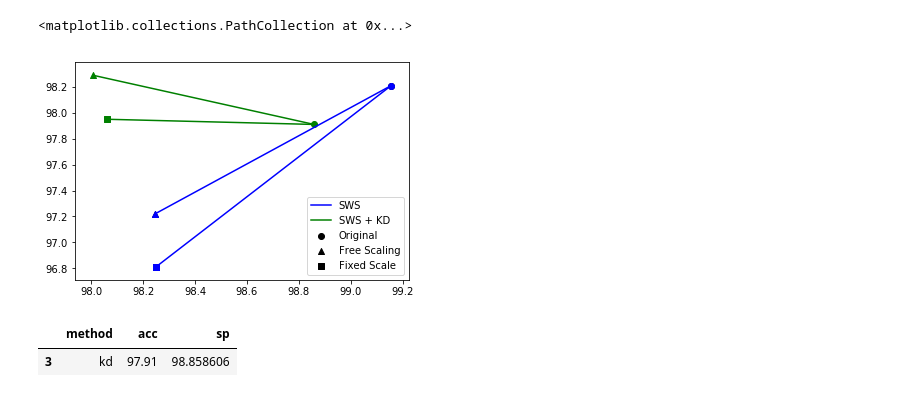
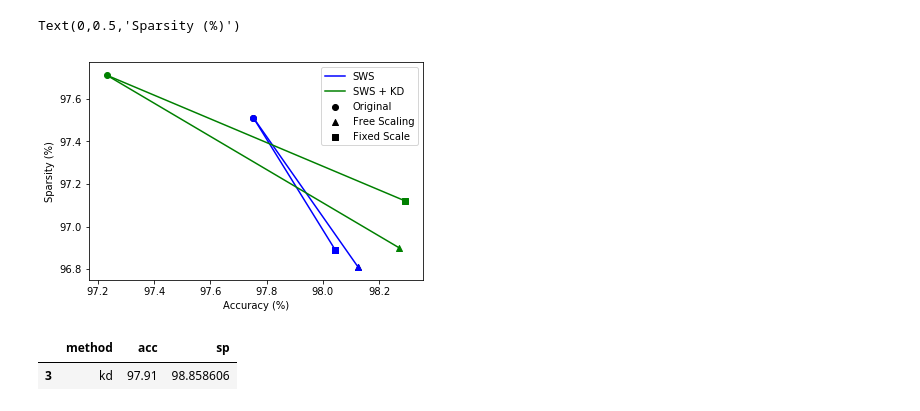
Before and after one commit to okz12/NN_compression, a Jupyter notebook: writeup/scaling/scaling_vis.ipynb, the cells around one changed output. Saved outputs shown, nothing was run; the diff lists cells and outputs as text; code cells hidden in the pictures.

```diff
--- a/writeup/scaling/scaling_vis.ipynb
+++ b/writeup/scaling/scaling_vis.ipynb
@@ -27,7 +27,7 @@ from utils_write import loadfile, stack_weights, cr_calc
 #SWS w/ Scale
 #SWS w/ Scale fixed
 dset = "mnist"
-model = "SWSModel"
+model = "LeNet_300_100"
 #model = "LeNet_300_100"
 
 
@@ -60,35 +60,38 @@ s_exp.loc[5] = (["kdsf", kdsf["prune_acc"]["test"], kdsf["sparsity"]])
 s = s_exp.query("method == \'sws\'")
 ss = s_exp.query("method == \'swss\'")
 ssf = s_exp.query("method == \'swssf\'")
 kd = s_exp.query("method == \'kd\'")
 kds = s_exp.query("method == \'kds\'")
 kdsf = s_exp.query("method == \'kdsf\'")
 
 
 ### Building Legend
 plt.scatter(s['sp'], s['acc'],  color = 'k', marker = 'o', label = "Original")
 plt.scatter(ss['sp'], ss['acc'],  color = 'k', marker = '^', label = "Free Scaling")
 plt.scatter(ssf['sp'], ssf['acc'],  color = 'k', marker = 's', label = "Fixed Scale")
 
 #Plot lines
 plt.plot([float(s['sp']), float(ss['sp'])], [float(s['acc']), float(ss['acc'])], color = 'b', label = "SWS")
 plt.plot([float(s['sp']), float(ssf['sp'])], [float(s['acc']), float(ssf['acc'])], color = 'b')
 plt.plot([float(kd['sp']), float(kds['sp'])], [float(kd['acc']), float(kds['acc'])], color = 'g', label = "SWS + KD")
 plt.plot([float(kd['sp']), float(kdsf['sp'])], [float(kd['acc']), float(kdsf['acc'])],color = 'g')
 
 plt.legend()
 
 #Plot scatter
 plt.scatter(s['sp'], s['acc'],  color = 'b', marker = 'o', label = "Original")
 plt.scatter(ss['sp'], ss['acc'], color = 'b', marker = '^', label = "Free Scaling")
 plt.scatter(ssf['sp'], ssf['acc'], color = 'b', marker = 's', label = "Fixed Scale")
 
 plt.scatter(kd['sp'], kd['acc'], color = 'g', marker = 'o')
 plt.scatter(kds['sp'], kds['acc'], color = 'g', marker = '^')
 plt.scatter(kdsf['sp'], kdsf['acc'], color = 'g', marker = 's')
+
+plt.xlabel('Accuracy (%)')
+plt.ylabel('Sparsity (%)')
 # %% [output]
-<matplotlib.collections.PathCollection at 0x...>
+Text(0,0.5,'Sparsity (%)')
-[figure, old version]
+[figure, new version]
 # %%
 kd
 # %% [output]
```
Also changed, not shown: 1 other file.
